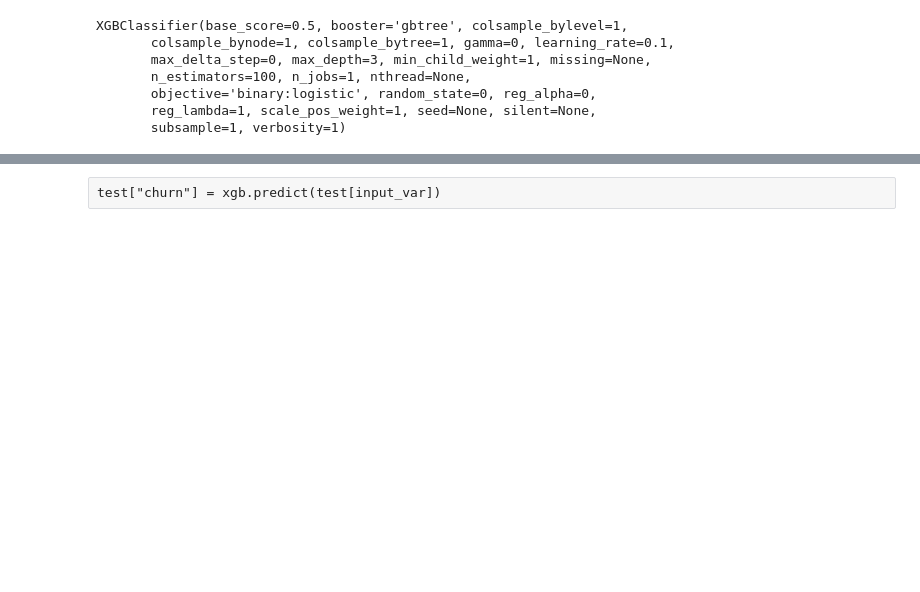
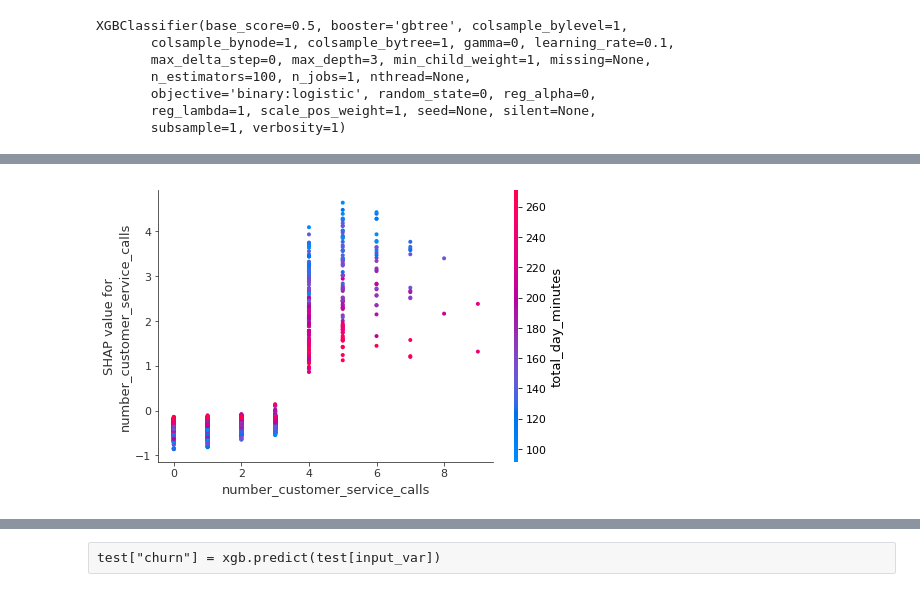
Before and after one commit to jaaaamj0711/kaggle_study, a Jupyter notebook: customer/Customer Churn Prediction.ipynb, the cells around one changed output, grey strips where cells are left out. Cells and saved outputs as stored; diff of their text form; code cells hidden in the pictures; blank space fills up the shorter version.

```diff
--- a/customer/Customer Churn Prediction.ipynb
+++ b/customer/Customer Churn Prediction.ipynb
@@ -360,0 +374,4 @@ shap.dependence_plot('number_vmail_messages',shap_values,train[input_var])
+# %%
+shap.dependence_plot('number_customer_service_calls',shap_values,train[input_var])
+# %% [output]
+[figure, added]
```
Also changed, not shown: parts of 57 cells of this notebook, 1 other file.
